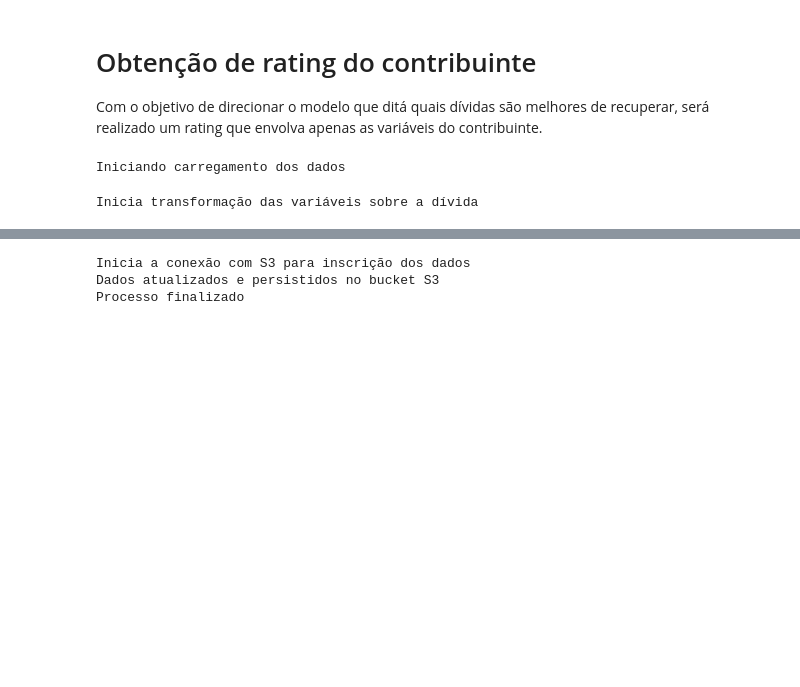
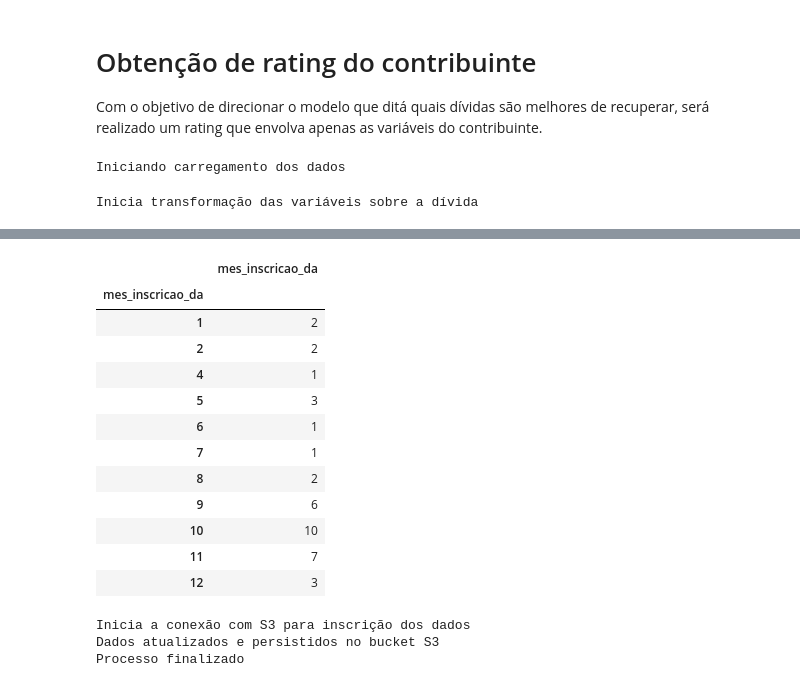
Before and after one commit to LanCarv/divida_ativa, a Jupyter notebook: not_feature_store_igr.ipynb, the cells around one changed output, grey strips where cells are left out. Saved outputs shown, nothing was run; the diff lists cells and outputs as text; code cells hidden in the pictures; blank space fills up the shorter version.

```diff
--- a/not_feature_store_igr.ipynb
+++ b/not_feature_store_igr.ipynb
@@ -105,3 +134,20 @@ dados_divida
+# %%
+contagem_meses_distintos = meses_maximos.groupby('mes_inscricao_da')['mes_inscricao_da'].count().to_frame()
+contagem_meses_distintos
+# %% [output]
+|  | mes_inscricao_da |
+| mes_inscricao_da |  |
+| 1 | 2 |
+| 2 | 2 |
+| 4 | 1 |
+| 5 | 3 |
+| 6 | 1 |
+| 7 | 1 |
+| 8 | 2 |
+| 9 | 6 |
+| 10 | 10 |
+| 11 | 7 |
+| 12 | 3 |
 # %%
 # Renomeia colunas para nome mais adequados e filtra dataframe
 colunas_nome = {
```
Also changed, not shown: parts of 6 cells of this notebook, 1 other file.
